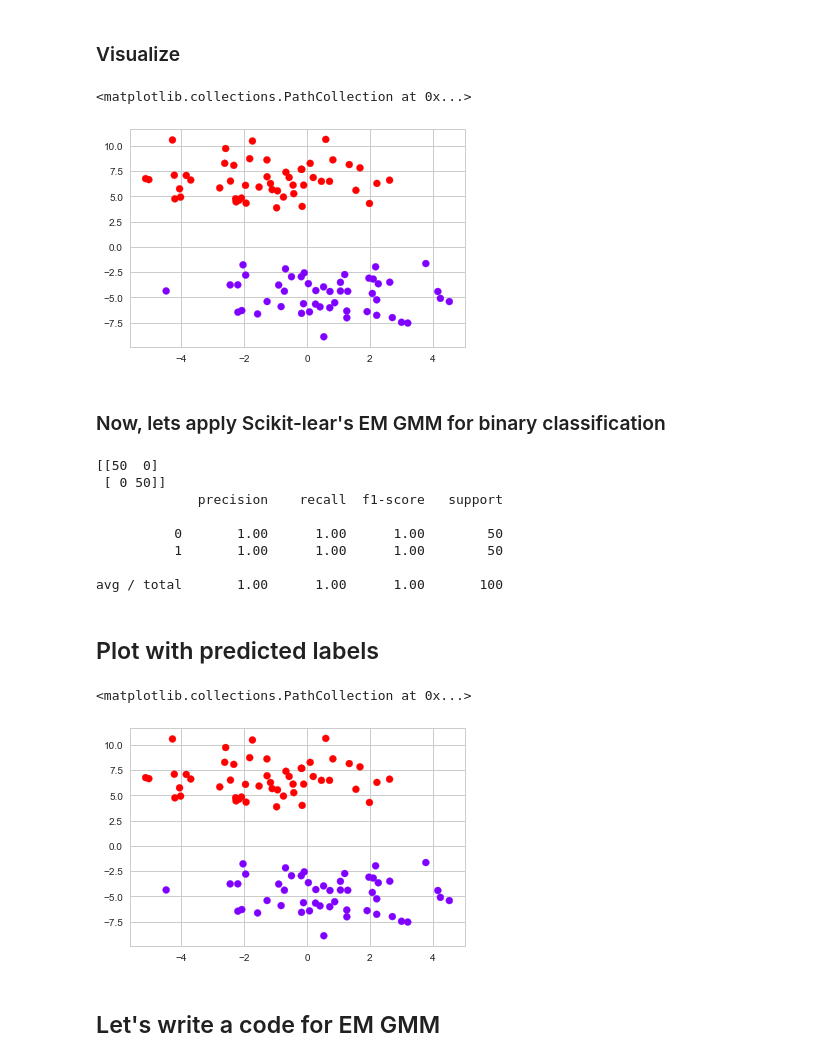
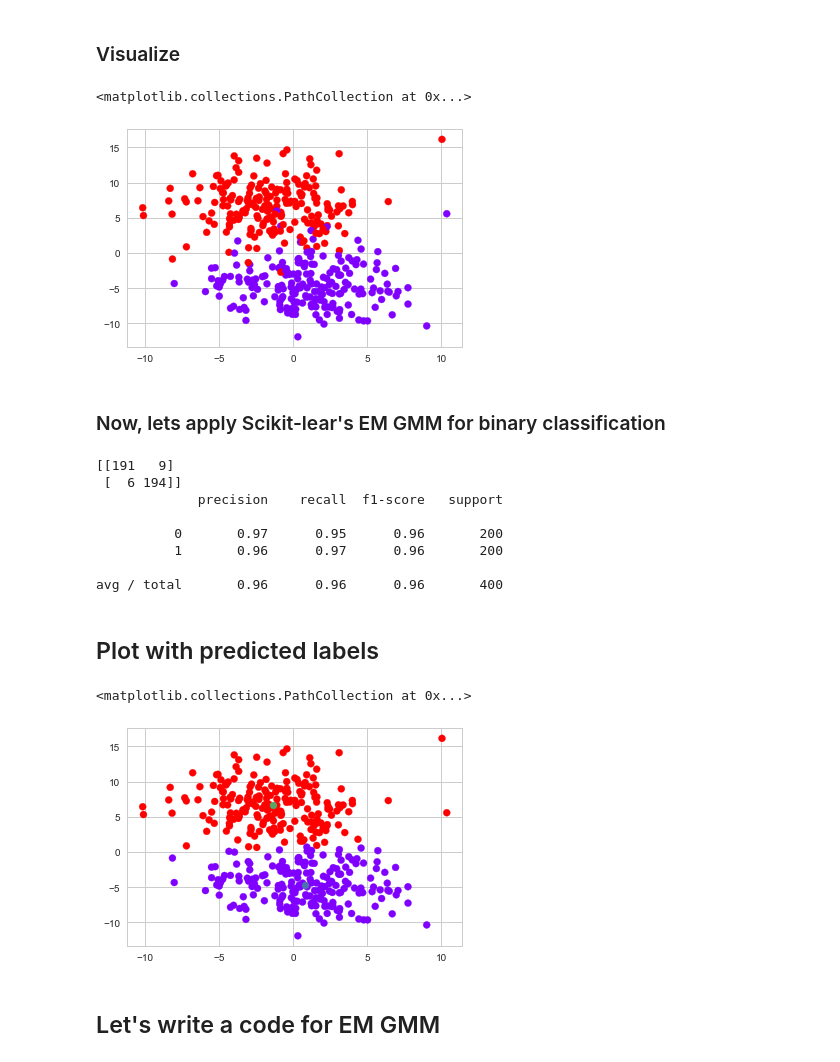
Before and after one commit to truzmeto/EM_GaussianMixture, a Jupyter notebook: em_gmm.ipynb, the cells around one changed output. Drawn from its saved outputs; the diff is of its cells as text; code cells hidden in the pictures.

```diff
--- a/em_gmm.ipynb
+++ b/em_gmm.ipynb
@@ -11,8 +11,7 @@ import random
 # %%
 from sklearn.datasets import make_blobs
 # Create Data
-data, labels = make_blobs(n_samples=100, n_features=2,
-                           centers=2, cluster_std=1.8, random_state=100)
+data, labels = make_blobs(n_samples=400, n_features=2,
+                           centers=2, cluster_std=3., random_state=100)
 x = data[:,0]
 y = data[:,1]
-#z = data[:,2]
@@ -23,7 +24,7 @@ sns.set_style("whitegrid")
 plt.scatter(x , y, c = labels, cmap='rainbow')
 # %% [output]
 <matplotlib.collections.PathCollection at 0x...>
-[figure, old version]
+[figure, new version]
 # %% [markdown]
 ### Now, lets apply Scikit-lear's EM GMM for binary classification
 # %%
@@ -43,11 +43,11 @@ gm_labels = gm.predict(data)
 print(confusion_matrix(labels, gm_labels))
 print(classification_report(labels, gm_labels))
 # %% [output]
-[[50  0]
- [ 0 50]]
+[[191   9]
+ [  6 194]]
              precision    recall  f1-score   support
 
-          0       1.00      1.00      1.00        50
-          1       1.00      1.00      1.00        50
+          0       0.97      0.95      0.96       200
+          1       0.96      0.97      0.96       200
 
-avg / total       1.00      1.00      1.00       100
+avg / total       0.96      0.96      0.96       400
@@ -56,9 +58,11 @@ avg / total       1.00      1.00      1.00       100
 # %%
 sns.set_style("whitegrid")
 plt.scatter(x , y, c = gm_labels, cmap='rainbow')
+plt.scatter(x_cen1,y_cen1,cmap='rainbow')
+plt.scatter(x_cen2,y_cen2)
 # %% [output]
 <matplotlib.collections.PathCollection at 0x...>
-[figure, old version]
+[figure, new version]
 # %% [markdown]
 ## Let's write a code for EM GMM
 # %%
```
Also changed, not shown: parts of 8 cells of this notebook.
